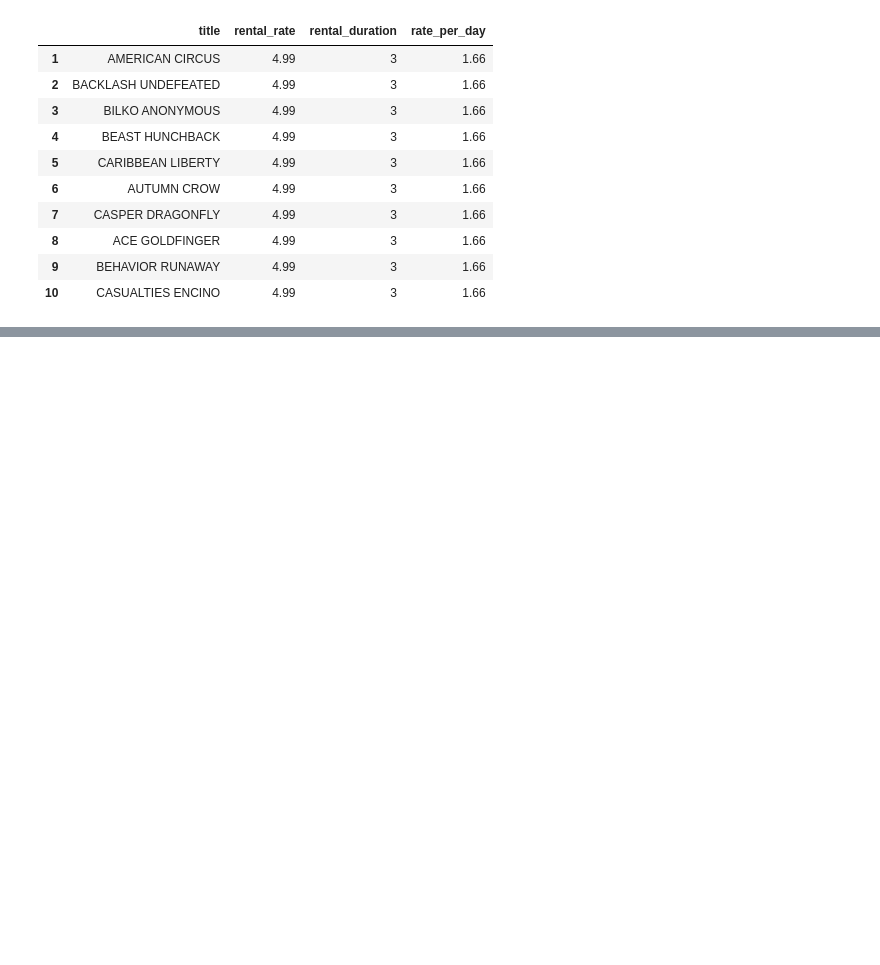
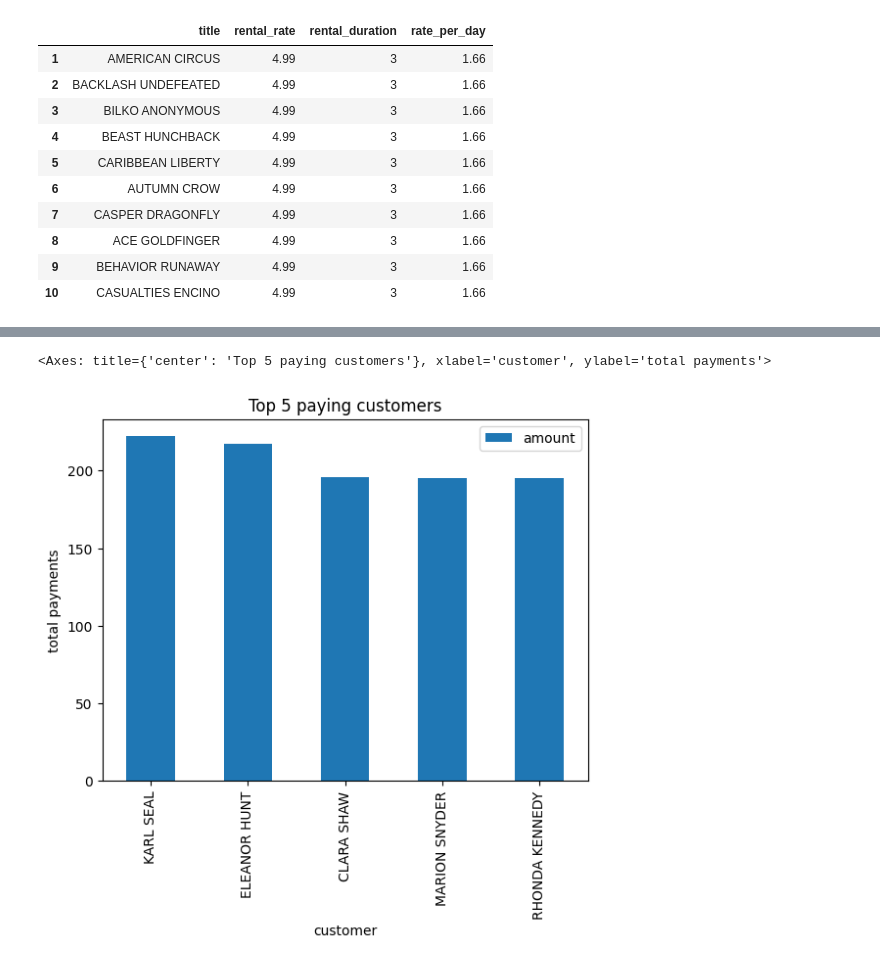
Before and after one commit to Anja-Sche/Lab_SQL_Anja_Scherwall_DE25, a Jupyter notebook: stakeholder_report.ipynb, the cells around one changed output, grey strips where cells are left out. Cells and saved outputs as stored; diff of their text form; code cells hidden in the pictures; blank space fills up the shorter version.

Commit message:
join tables for graphs and plot

```diff
--- a/stakeholder_report.ipynb
+++ b/stakeholder_report.ipynb
@@ -161,0 +162,17 @@ most_movie_actors
+# %%
+top_paying_customers = duckdb.sql("""
+            SELECT
+                DISTINCT c.first_name || ' ' || c.last_name AS customer_name,
+                ROUND(SUM(p.amount)) AS amount
+            FROM
+                customer c
+                INNER JOIN payment p ON c.customer_id = p.customer_id
+            GROUP BY customer_name
+            ORDER BY amount DESC
+            LIMIT 5;
+""").df()
+# %%
+top_paying_customers.plot(kind="bar", x="customer_name", y="amount", xlabel="customer", ylabel="total payments", title="Top 5 paying customers")
+# %% [output]
+<Axes: title={'center': 'Top 5 paying customers'}, xlabel='customer', ylabel='total payments'>
+[figure, added]
```
Also changed, not shown: parts of 4 cells of this notebook, 1 other file.
